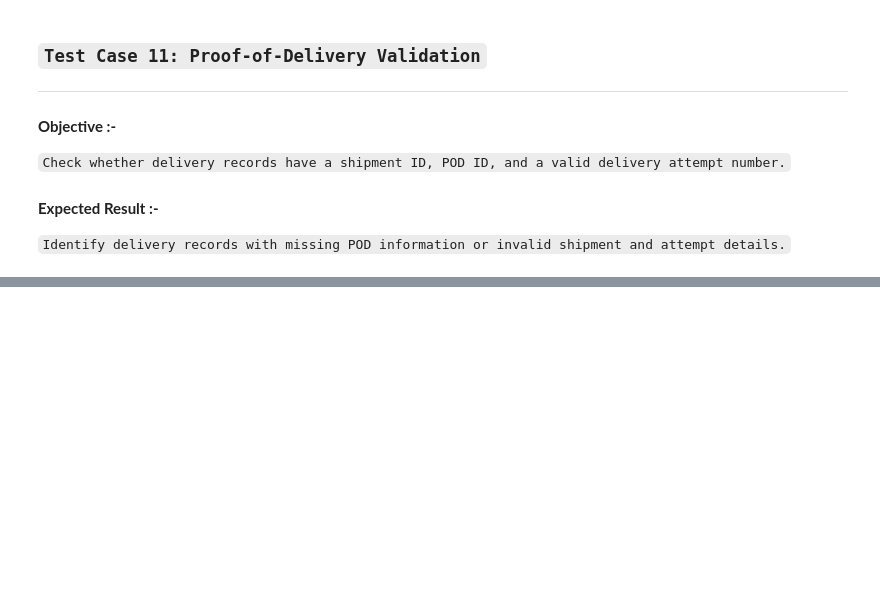
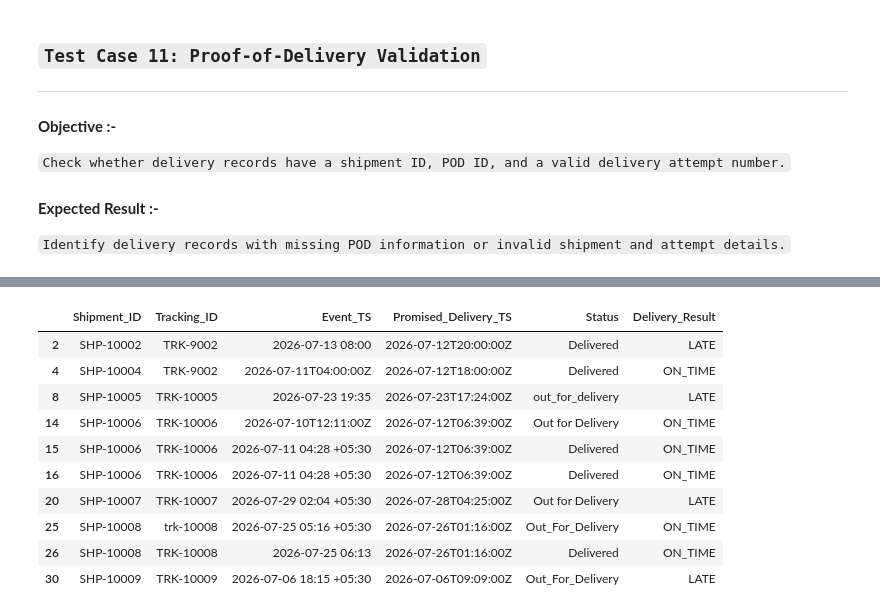
Before and after one commit to SumanSekhar-Sahoo/logistics-data-science-project, a Jupyter notebook: Logistics_Data_Quality_TC(11-20).ipynb, the cells around one changed output, grey strips where cells are left out. Cells and saved outputs as stored; diff of their text form; code cells hidden in the pictures; blank space fills up the shorter version.

```diff
--- a/Logistics_Data_Quality_TC(11-20).ipynb
+++ b/Logistics_Data_Quality_TC(11-20).ipynb
@@ -68,0 +235,74 @@ v
+# %%
+# Convert timestamps into datetime format
+# format="mixed" supports different timestamp formats in Pandas 2+
+df["Event_TS_Parsed"] = pd.to_datetime(
+    df["Event_TS"],
+    errors="coerce",
+    utc=True,
+    format="mixed"
+)
+
+df["Promised_TS_Parsed"] = pd.to_datetime(
+    df["Promised_Delivery_TS"],
+    errors="coerce",
+    utc=True,
+    format="mixed"
+)
+
+# Standardize status text
+status = (
+    df["Status"]
+    .fillna("")
+    .astype(str)
+    .str.upper()
+    .str.replace(r"[^A-Z]", "", regex=True)
+)
+
+# Select delivery events
+delivery_events = df[
+    status.str.contains("DELIVER", na=False)
+].copy()
+
+# Set the initial result
+delivery_events["Delivery_Result"] = "UNKNOWN"
+
+# Check which rows have both timestamps
+valid_times = (
+    delivery_events["Event_TS_Parsed"].notna() &
+    delivery_events["Promised_TS_Parsed"].notna()
+)
+
+# Mark records as on time when both timestamps are available
+delivery_events.loc[
+    valid_times,
+    "Delivery_Result"
+] = "ON_TIME"
+
+# Mark records as late when actual delivery is after the promise
+late = (
+    valid_times &
+    (
+        delivery_events["Event_TS_Parsed"] >
+        delivery_events["Promised_TS_Parsed"]
+    )
+)
+
+delivery_events.loc[
+    late,
+    "Delivery_Result"
+] = "LATE"
+
+# Display the results
+print(delivery_events["Delivery_Result"].value_counts())
+
+delivery_events[
+    [
+        "Shipment_ID",
+        "Tracking_ID",
+        "Event_TS",
+        "Promised_Delivery_TS",
+        "Status",
+        "Delivery_Result"
+    ]
+].head(10)
+# %% [output]
@@ -68,0 +314,11 @@ v
+|  | Shipment_ID | Tracking_ID | Event_TS | Promised_Delivery_TS | Status | Delivery_Result |
+| 2 | SHP-10002 | TRK-9002 | 2026-07-13 08:00 | 2026-07-12T20:00:00Z | Delivered | LATE |
+| 4 | SHP-10004 | TRK-9002 | 2026-07-11T04:00:00Z | 2026-07-12T18:00:00Z | Delivered | ON_TIME |
+| 8 | SHP-10005 | TRK-10005 | 2026-07-23 19:35 | 2026-07-23T17:24:00Z | out_for_delivery | LATE |
+| 14 | SHP-10006 | TRK-10006 | 2026-07-10T12:11:00Z | 2026-07-12T06:39:00Z | Out for Delivery | ON_TIME |
+| 15 | SHP-10006 | TRK-10006 | 2026-07-11 04:28 +05:30 | 2026-07-12T06:39:00Z | Delivered | ON_TIME |
+| 16 | SHP-10006 | TRK-10006 | 2026-07-11 04:28 +05:30 | 2026-07-12T06:39:00Z | Delivered | ON_TIME |
+| 20 | SHP-10007 | TRK-10007 | 2026-07-29 02:04 +05:30 | 2026-07-28T04:25:00Z | Out for Delivery | LATE |
+| 25 | SHP-10008 | trk-10008 | 2026-07-25 05:16 +05:30 | 2026-07-26T01:16:00Z | Out_For_Delivery | ON_TIME |
+| 26 | SHP-10008 | TRK-10008 | 2026-07-25 06:13 | 2026-07-26T01:16:00Z | Delivered | ON_TIME |
+| 30 | SHP-10009 | TRK-10009 | 2026-07-06 18:15 +05:30 | 2026-07-06T09:09:00Z | Out_For_Delivery | LATE |
```
Also changed, not shown: parts of 36 cells of this notebook, 2 other files.
